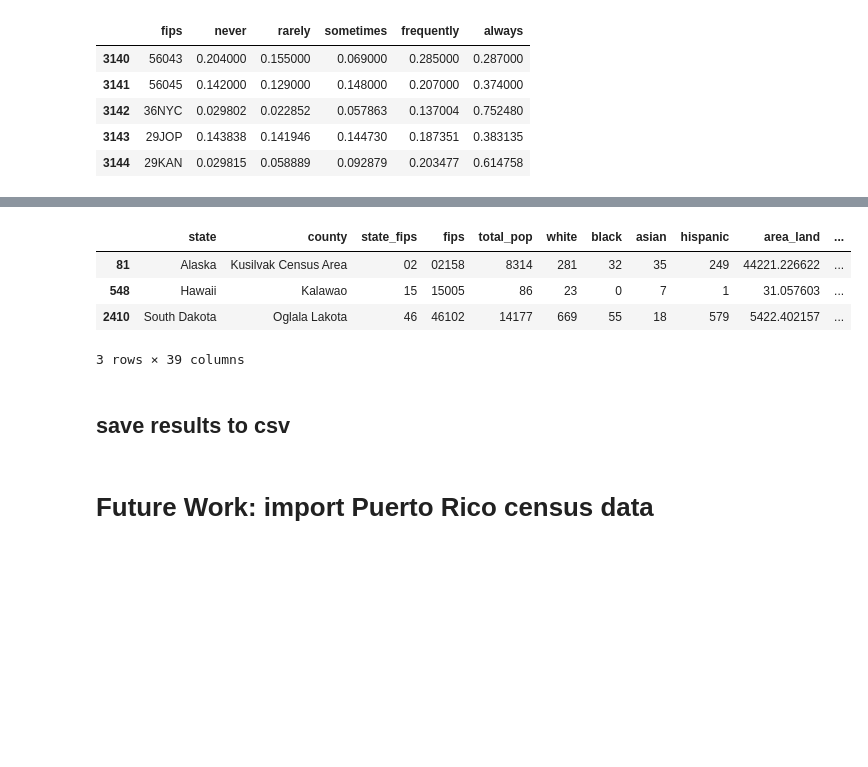
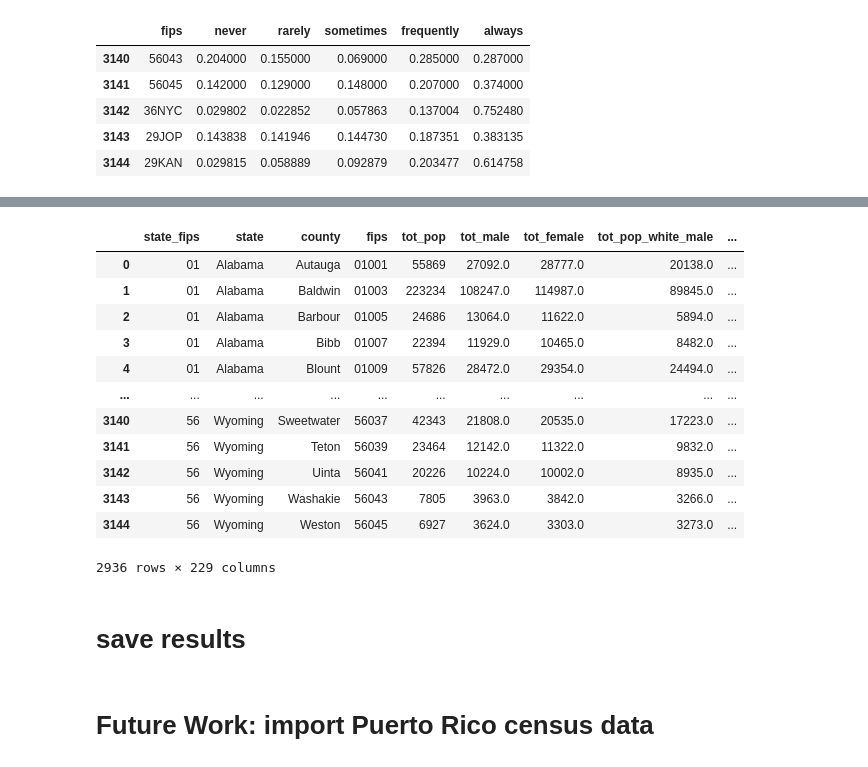
Before and after one commit to jydiw/covid-19-data, a Jupyter notebook: notebooks/1_county-demographic-data.ipynb, the cells around one changed output, grey strips where cells are left out. Cells and saved outputs as stored; diff of their text form; code cells hidden in the pictures; blank space fills up the shorter version.

```diff
--- a/notebooks/1_county-demographic-data.ipynb
+++ b/notebooks/1_county-demographic-data.ipynb
@@ -777,0 +898,4 @@ mask_df.to_csv('../data/processed/mask_df.csv', index=False)
+# %%
+mask_df['mask'] = mask_df['rarely'] + 2*mask_df['sometimes']\
+                  + 3*mask_df['frequently'] + 4*mask_df['always']
+mask_df.tail()
@@ -778,6 +912,6 @@ mask_df.to_csv('../data/processed/mask_df.csv', index=False)
 # %%
 # mask_df = pd.read_csv('../data/processed/mask_df.csv')
 # %%
-dem_df = dem_df.merge(mask_df, on='fips', how='left')
-dem_df.tail()
+info_df = info_df.merge(mask_df, on='fips', how='left')
+info_df.tail()
 # %% [output]
@@ -809,0 +936,19 @@ dem_df.head()
+# %%
+def per_population(df, divisor='tot_pop', ignore=['tot_pop']):
+
+    cols = [c for c in df.columns.tolist() if c[:4]=='tot_']
+
+    for c in cols:
+        if c not in ignore:
+            df[c.replace('tot_', 'per_')] = df[c] / df[divisor]
+
+    return df
+# %%
+info_df['pop_density'] = info_df['tot_pop'] / info_df['area_land']
+
+edu_cols_to_ignore = [c for c in info_df.columns if 'edu' in c]
+info_df = info_df.pipe(
+    per_population,
+    ignore=['tot_pop', 'tot_dem', 'tot_gop']+edu_cols_to_ignore
+)
+info_df.head()
@@ -810,10 +963,18 @@ dem_df.head()
 # %%
-dem_df[dem_df.isna().any(axis=1)]
+info_df[info_df.isna().any(axis=1)]
 # %% [output]
-|  | state | county | state_fips | fips | total_pop | white | black | asian | hispanic | area_land | ... |
-| 81 | Alaska | Kusilvak Census Area | 02 | 02158 | 8314 | 281 | 32 | 35 | 249 | 44221.226622 | ... |
-| 548 | Hawaii | Kalawao | 15 | 15005 | 86 | 23 | 0 | 7 | 1 | 31.057603 | ... |
-| 2410 | South Dakota | Oglala Lakota | 46 | 46102 | 14177 | 669 | 55 | 18 | 579 | 5422.402157 | ... |
+|  | state_fips | state | county | fips | tot_pop | tot_male | tot_female | tot_pop_white_male | ... |
+| 0 | 01 | Alabama | Autauga | 01001 | 55869 | 27092.0 | 28777.0 | 20138.0 | ... |
+| 1 | 01 | Alabama | Baldwin | 01003 | 223234 | 108247.0 | 114987.0 | 89845.0 | ... |
+| 2 | 01 | Alabama | Barbour | 01005 | 24686 | 13064.0 | 11622.0 | 5894.0 | ... |
+| 3 | 01 | Alabama | Bibb | 01007 | 22394 | 11929.0 | 10465.0 | 8482.0 | ... |
+| 4 | 01 | Alabama | Blount | 01009 | 57826 | 28472.0 | 29354.0 | 24494.0 | ... |
+| ... | ... | ... | ... | ... | ... | ... | ... | ... | ... |
+| 3140 | 56 | Wyoming | Sweetwater | 56037 | 42343 | 21808.0 | 20535.0 | 17223.0 | ... |
+| 3141 | 56 | Wyoming | Teton | 56039 | 23464 | 12142.0 | 11322.0 | 9832.0 | ... |
+| 3142 | 56 | Wyoming | Uinta | 56041 | 20226 | 10224.0 | 10002.0 | 8935.0 | ... |
+| 3143 | 56 | Wyoming | Washakie | 56043 | 7805 | 3963.0 | 3842.0 | 3266.0 | ... |
+| 3144 | 56 | Wyoming | Weston | 56045 | 6927 | 3624.0 | 3303.0 | 3273.0 | ... |
-3 rows × 39 columns
+2936 rows × 229 columns
 # %%
 # nans only appear in votes, so we can just impute with 0.5 until we find better data
@@ -824,2 +986,2 @@ for f in nyc_fips:
 # %% [markdown]
-## save results to csv
+# save results
```
Also changed, not shown: parts of 103 cells of this notebook, 38 other files.
